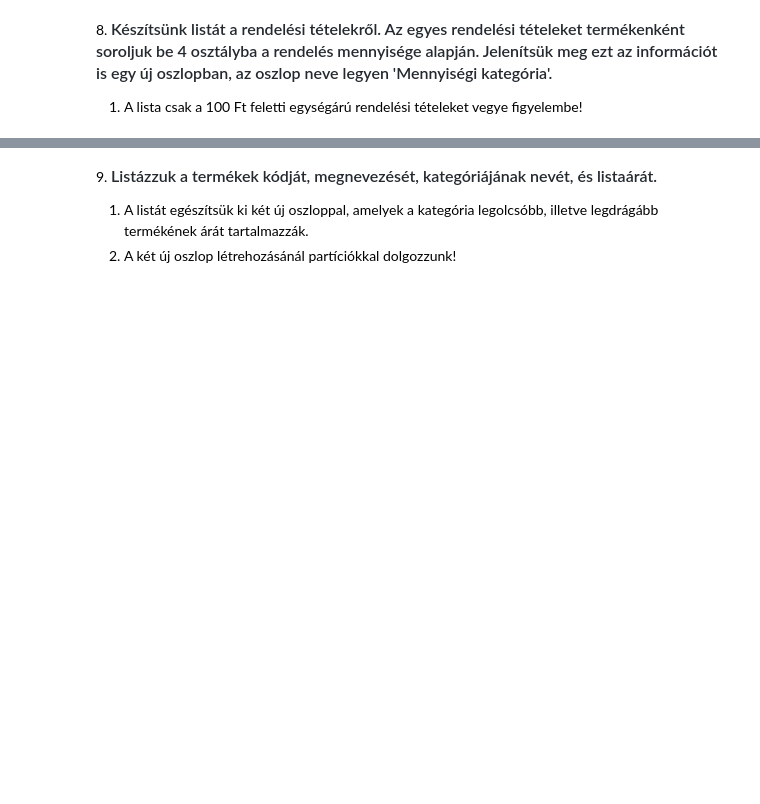
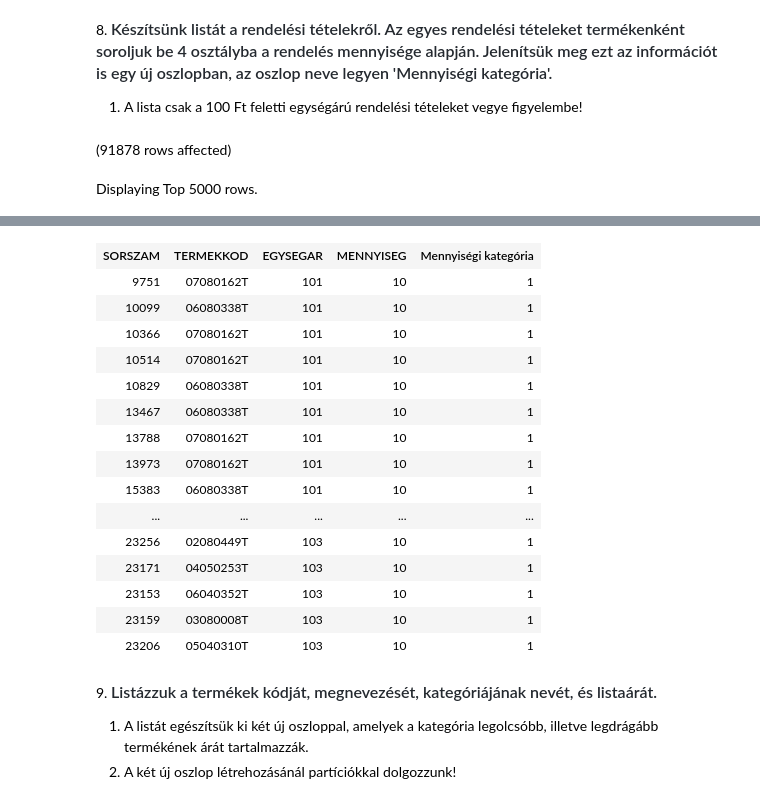
Before and after one commit to AbelKornel/adatbazisok, a Jupyter notebook: gyakorlat05_feladatok.ipynb, the cells around one changed output, grey strips where cells are left out. Cells and saved outputs as stored; diff of their text form; code cells hidden in the pictures; blank space fills up the shorter version.

```diff
--- a/gyakorlat05_feladatok.ipynb
+++ b/gyakorlat05_feladatok.ipynb
@@ -133,3 +133,13 @@ Total execution time: 00:00:00.014
 8. <span style="font-weight: 600; color: rgb(36, 41, 47); font-family: -apple-system, BlinkMacSystemFont, &quot;Segoe UI&quot;, Helvetica, Arial, sans-serif, &quot;Apple Color Emoji&quot;, &quot;Segoe UI Emoji&quot;; font-size: 16px;">Készítsünk listát a rendelési tételekről. Az egyes rendelési tételeket termékenként soroljuk be 4 osztályba a rendelés mennyisége alapján. Jelenítsük meg ezt az információt is egy új oszlopban, az oszlop neve legyen 'Mennyiségi kategória'.</span>
 
 1. A lista csak a 100 Ft feletti egységárú rendelési tételeket vegye figyelembe!
+# %%
+--NTILE fv
+
+SELECT *,
+        NTILE(4) OVER(PARTITION BY EGYSEGAR ORDER BY MENNYISEG) AS 'Mennyiségi kategória'
+FROM Rendeles_tetel
+WHERE EGYSEGAR > 100
+# %% [output]
+(91878 rows affected)
+Displaying Top 5000 rows.
@@ -136,3 +147,19 @@ Total execution time: 00:00:00.014
+| SORSZAM | TERMEKKOD | EGYSEGAR | MENNYISEG | Mennyiségi kategória |
+| 9751 | 07080162T | 101 | 10 | 1 |
+| 10099 | 06080338T | 101 | 10 | 1 |
+| 10366 | 07080162T | 101 | 10 | 1 |
+| 10514 | 07080162T | 101 | 10 | 1 |
+| 10829 | 06080338T | 101 | 10 | 1 |
+| 13467 | 06080338T | 101 | 10 | 1 |
+| 13788 | 07080162T | 101 | 10 | 1 |
+| 13973 | 07080162T | 101 | 10 | 1 |
+| 15383 | 06080338T | 101 | 10 | 1 |
+| ... | ... | ... | ... | ... |
+| 23256 | 02080449T | 103 | 10 | 1 |
+| 23171 | 04050253T | 103 | 10 | 1 |
+| 23153 | 06040352T | 103 | 10 | 1 |
+| 23159 | 03080008T | 103 | 10 | 1 |
+| 23206 | 05040310T | 103 | 10 | 1 |
 # %% [markdown]
 9. <span style="font-weight: 600; color: rgb(36, 41, 47); font-family: -apple-system, BlinkMacSystemFont, &quot;Segoe UI&quot;, Helvetica, Arial, sans-serif, &quot;Apple Color Emoji&quot;, &quot;Segoe UI Emoji&quot;; font-size: 16px;">Listázzuk a termékek kódját, megnevezését, kategóriájának nevét, és listaárát.</span>
 
```
Also changed, not shown: parts of 2 cells of this notebook.
